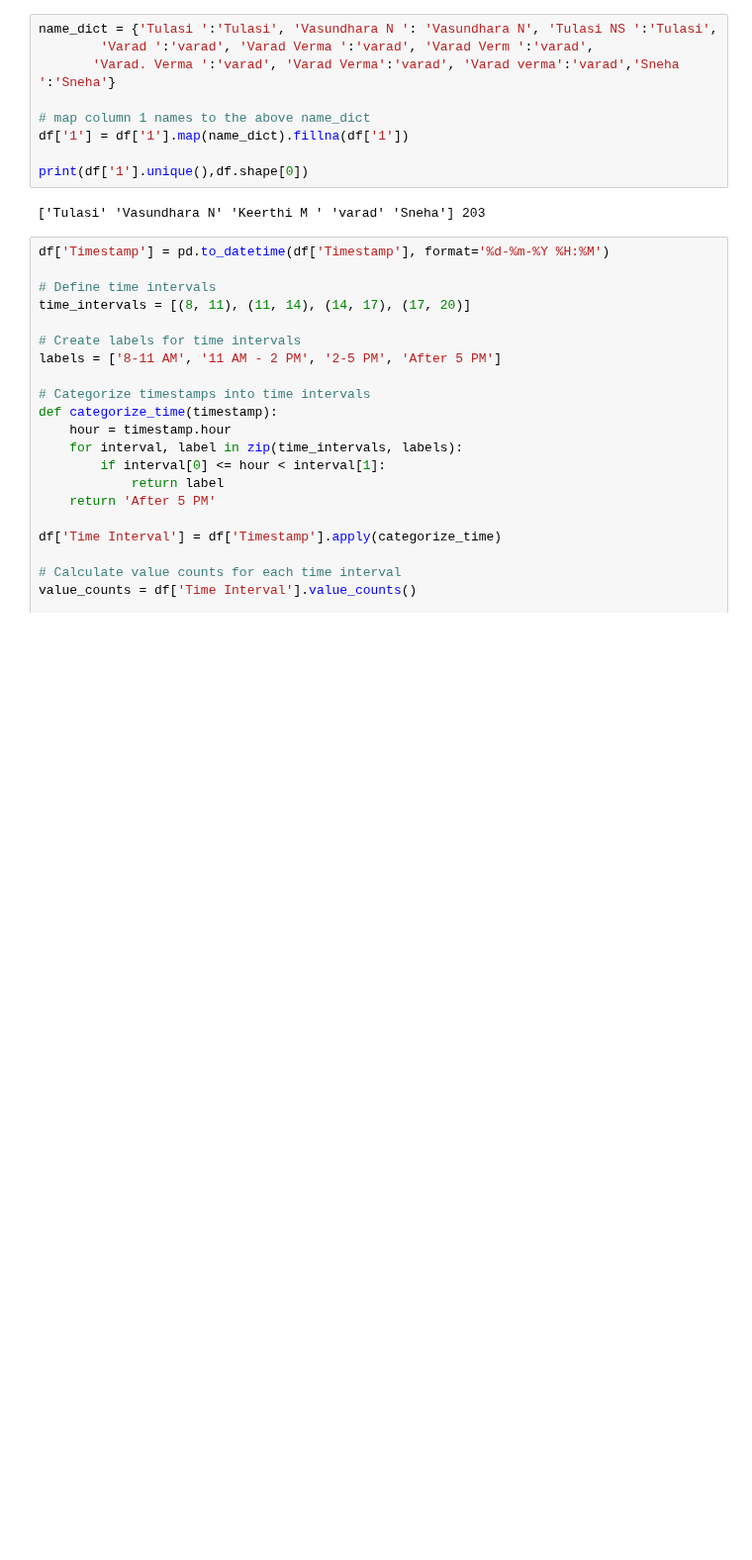
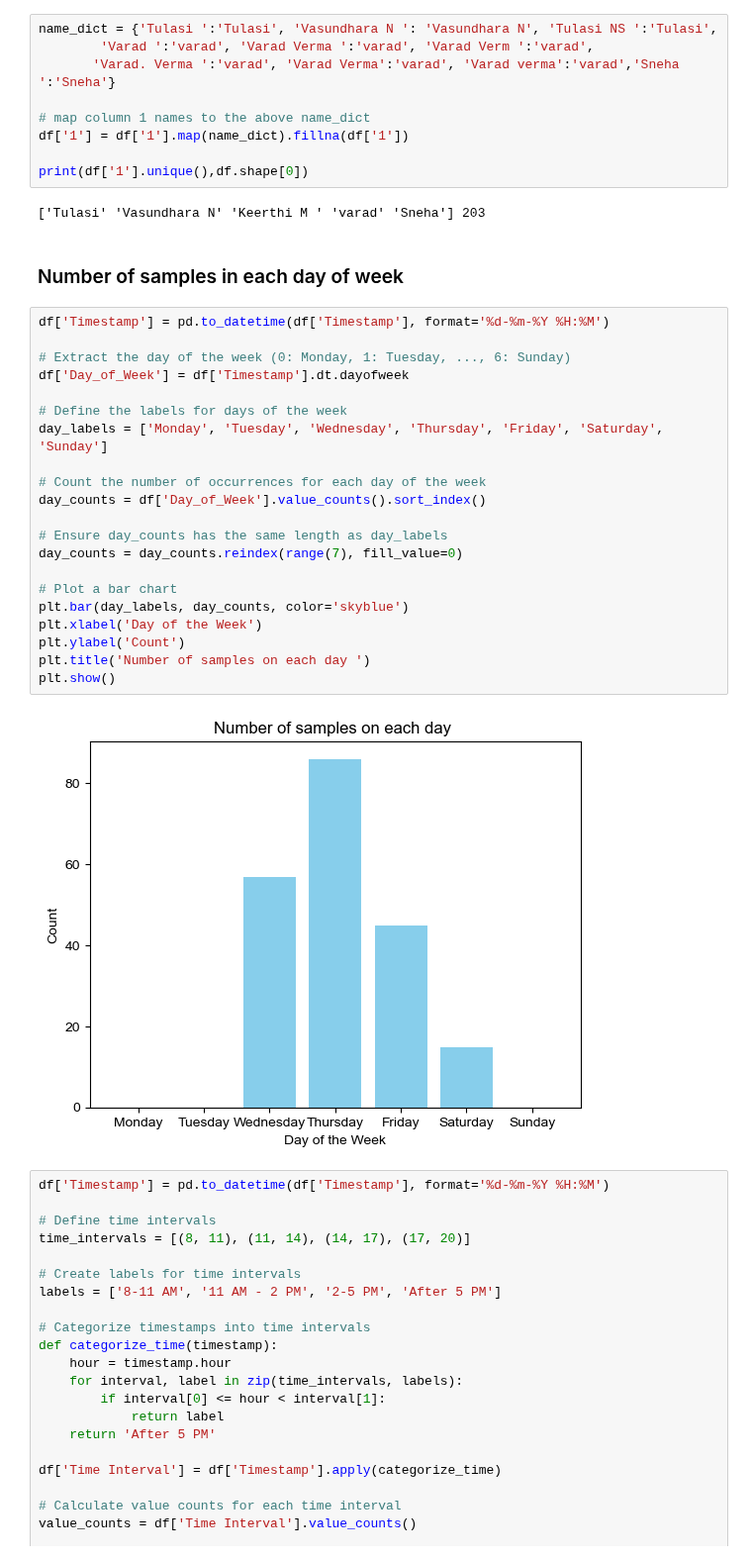
Before and after one commit to Gavaskar24/Metro, a Jupyter notebook: notebook/metro2.ipynb, the cells around one changed output. Shown at 99% size. Cells and saved outputs as stored; diff of their text form; blank space fills up the shorter version.

```diff
--- a/notebook/metro2.ipynb
+++ b/notebook/metro2.ipynb
@@ -77,6 +32,31 @@ df['1'] = df['1'].map(name_dict).fillna(df['1'])
 print(df['1'].unique(),df.shape[0])
 # %% [output]
 ['Tulasi' 'Vasundhara N' 'Keerthi M ' 'varad' 'Sneha'] 203
+# %% [markdown]
+### Number of samples in each day of week
+# %%
+df['Timestamp'] = pd.to_datetime(df['Timestamp'], format='%d-%m-%Y %H:%M')
+
+# Extract the day of the week (0: Monday, 1: Tuesday, ..., 6: Sunday)
+df['Day_of_Week'] = df['Timestamp'].dt.dayofweek
+
+# Define the labels for days of the week
+day_labels = ['Monday', 'Tuesday', 'Wednesday', 'Thursday', 'Friday', 'Saturday', 'Sunday']
+
+# Count the number of occurrences for each day of the week
+day_counts = df['Day_of_Week'].value_counts().sort_index()
+
+# Ensure day_counts has the same length as day_labels
+day_counts = day_counts.reindex(range(7), fill_value=0)
+
+# Plot a bar chart
+plt.bar(day_labels, day_counts, color='skyblue')
+plt.xlabel('Day of the Week')
+plt.ylabel('Count')
+plt.title('Number of samples on each day ')
+plt.show()
+# %% [output]
+[figure, added]
 # %%
 df['Timestamp'] = pd.to_datetime(df['Timestamp'], format='%d-%m-%Y %H:%M')
 
```
Also changed, not shown: parts of 22 cells of this notebook, 2 other files.
